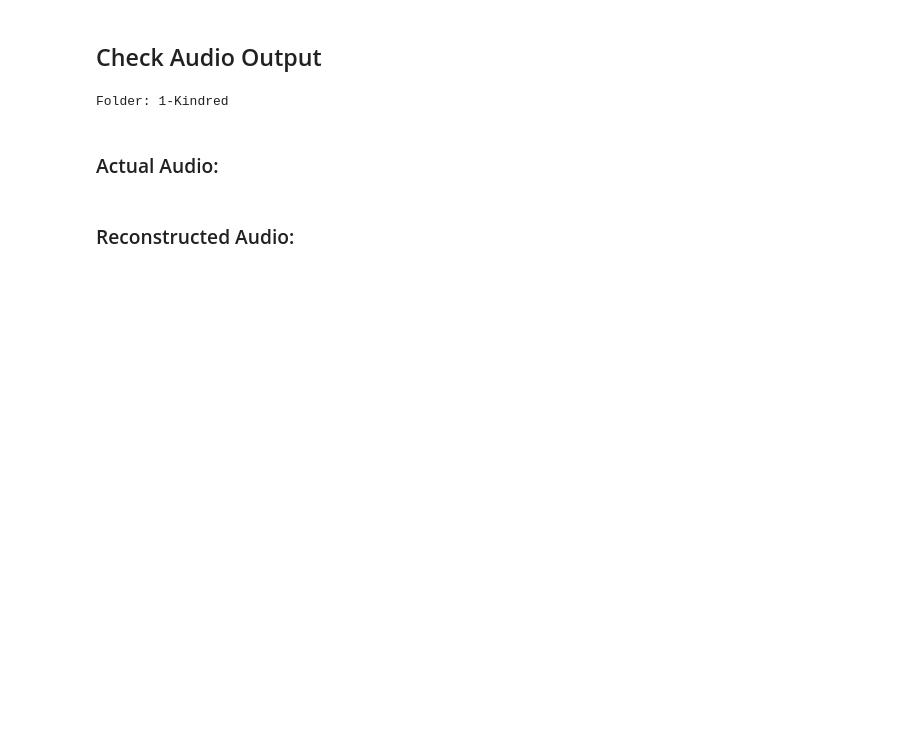
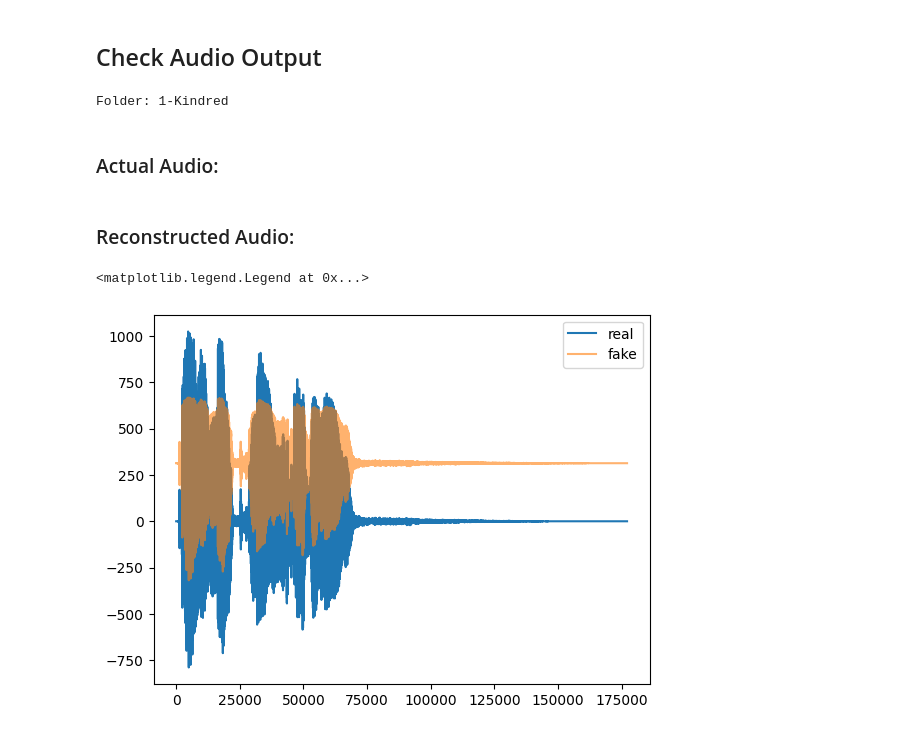
Before and after one commit to Retronomia/ML-Voice-Changer, a Jupyter notebook: audioproj.ipynb, the cells around one changed output. Saved outputs shown, nothing was run; the diff lists cells and outputs as text; code cells hidden in the pictures; blank space fills up the shorter version.

```diff
--- a/audioproj.ipynb
+++ b/audioproj.ipynb
@@ -108,7 +279,6 @@ def make_chunks(audio_segment, chunk_length):
     for i in range(int(number_of_chunks)):
         yield audio_segment[i * chunk_length:(i + 1) * chunk_length]
 # %%
-
 testdata = []
 abspath = 'Audio'
 audiogroup = "1-Kindred"
@@ -123,16 +293,17 @@ data,samplerate = torchaudio.load(relpath,normalize=False)
 if samplerate!=RATE:
     data = torchaudio.transforms.Resample(samplerate,RATE)(data)
 data = torch.mean(data,dim=0).unsqueeze(0)
-data = torch.nn.functional.normalize(data)
+#data = (data - torch.mean(data)) / torch.std(data)
+#data = torch.nn.functional.normalize(data)
 
 for chunk in make_chunks_torch(data,CHUNK):
     torchdatachunk = torch.cat([chunk,torch.zeros(CHUNK-len(chunk))])
     torchdatachunk = torch.reshape(torchdatachunk,(1,-1))
-    testdata.append((i,torchdatachunk))
+    testdata.append((0,torchdatachunk))
 
 batch_size = 200
 test_ds = AudioDataset(testdata)
-test_loader = DataLoader(test_ds, batch_size=batch_size,shuffle=True)
+test_loader = DataLoader(test_ds, batch_size=batch_size,shuffle=False)
 # %% [output]
 Folder: 1-Kindred
 # %% [markdown]
@@ -141,4 +312,4 @@ Folder: 1-Kindred
 fullaudio = []
 for audiochunk in testdata:
     fullaudio += list(audiochunk[1].detach().cpu().numpy())
-fullaudio = (np.array(fullaudio)*100000).astype(np.int16).flatten()
+fullaudio = (np.array(fullaudio)*1000).astype(np.int16).flatten()
@@ -167,7 +319,10 @@ outputstream.stop_stream()
 ### Reconstructed Audio:
 # %%
 reconaudio = []
-for true_audio,labels in test_loader:
-    recon = model(true_audio)
-    reconaudio += list(recon.detach().cpu().numpy())
-reconaudio = (np.array(reconaudio)*100000).astype(np.int16).flatten()
+with torch.no_grad():
+    for true_audio,labels in test_loader:
+        true_audio = true_audio.to(device)
+        labels = labels.to(device)
+        recon  = model(true_audio,labels)
+        reconaudio += list(recon.detach().cpu().numpy())
+    reconaudio = (np.array(reconaudio)*1000).astype(np.int16).flatten()
@@ -194,0 +331,7 @@ outputstream.stop_stream()
+# %%
+plt.plot(fullaudio,label='real')
+plt.plot(reconaudio,label='fake',alpha=.6)
+plt.legend()
+# %% [output]
+<matplotlib.legend.Legend at 0x...>
+[figure, added]
```
Also changed, not shown: parts of 20 cells of this notebook, 2 other files.
